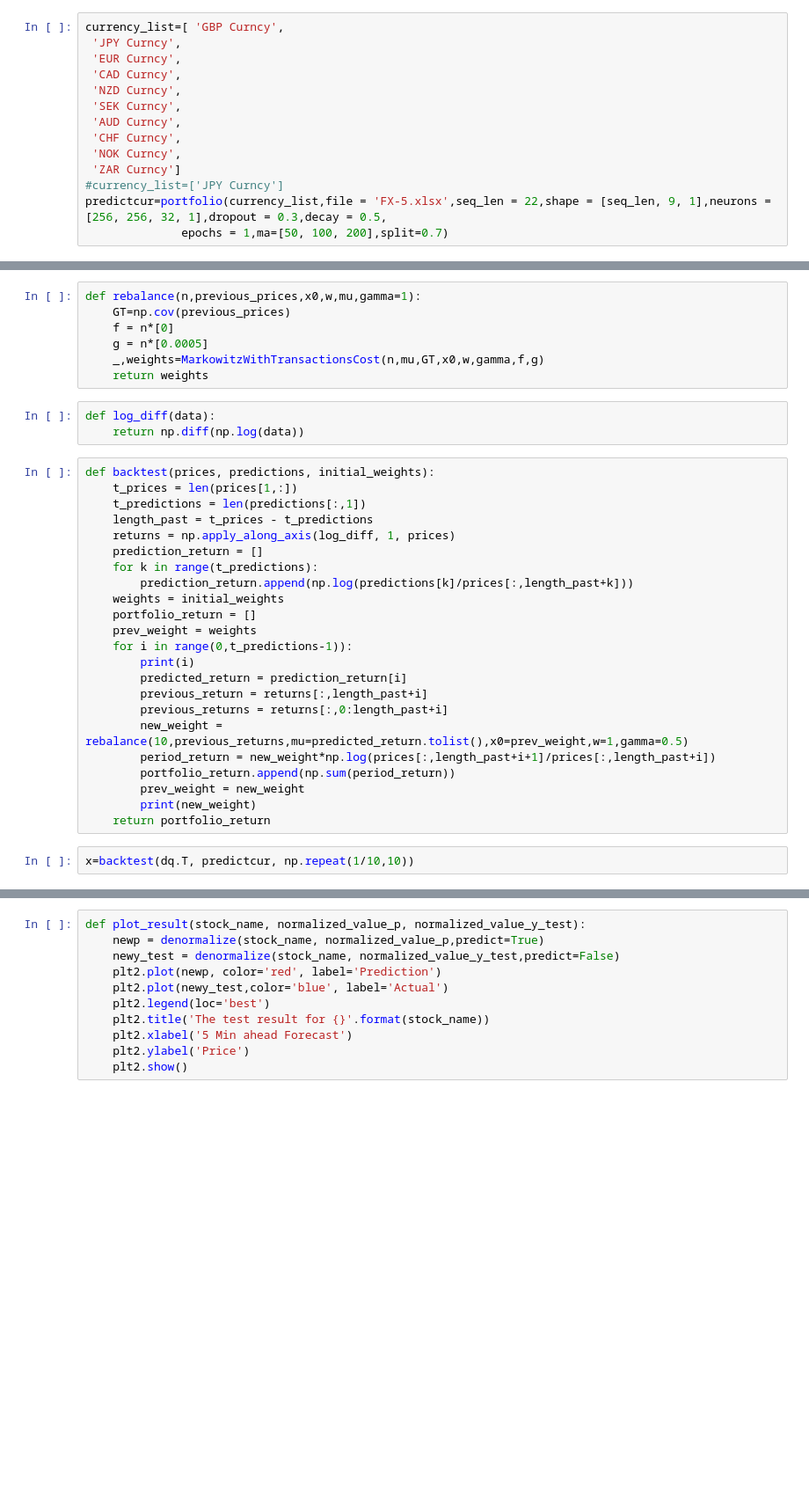
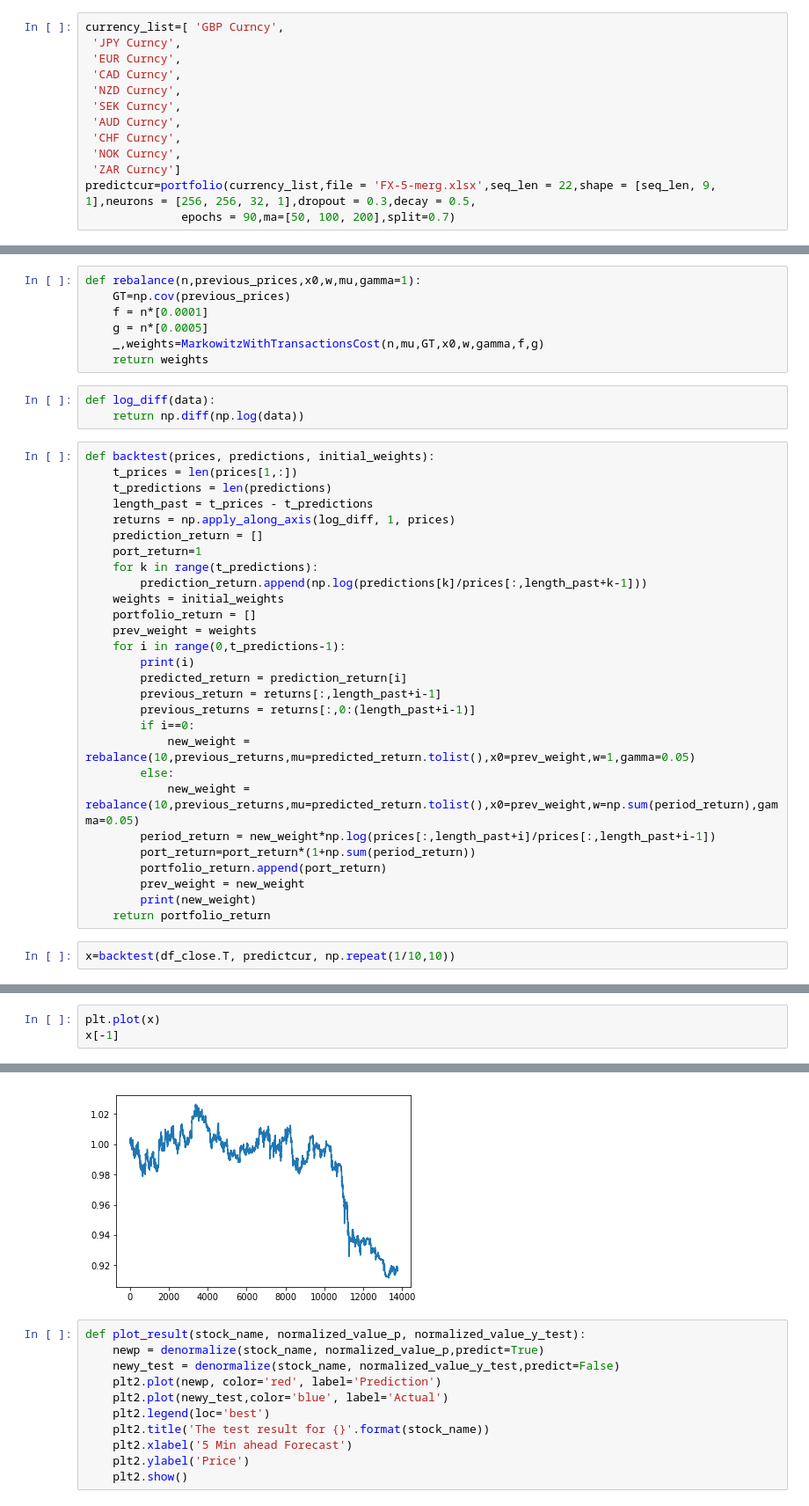
Before and after one commit to ucfbrd/ML-Quant-Finance, a Jupyter notebook: main.ipynb, the cells around one changed output, grey strips where cells are left out. Shown at 88% size. Cells and saved outputs as stored; diff of their text form; blank space fills up the shorter version.

```diff
--- a/main.ipynb
+++ b/main.ipynb
@@ -351,6 +353,5 @@ currency_list=[ 'GBP Curncy',
  'CHF Curncy',
  'NOK Curncy',
  'ZAR Curncy']
-#currency_list=['JPY Curncy']
-predictcur=portfolio(currency_list,file = 'FX-5.xlsx',seq_len = 22,shape = [seq_len, 9, 1],neurons = [256, 256, 32, 1],dropout = 0.3,decay = 0.5,
-              epochs = 1,ma=[50, 100, 200],split=0.7)
+predictcur=portfolio(currency_list,file = 'FX-5-merg.xlsx',seq_len = 22,shape = [seq_len, 9, 1],neurons = [256, 256, 32, 1],dropout = 0.3,decay = 0.5,
+              epochs = 90,ma=[50, 100, 200],split=0.7)
@@ -359,7 +422,7 @@ predictcur=portfolio(currency_list,file = 'FX-5.xlsx',seq_len = 22,shape = [seq_
 # %%
 def rebalance(n,previous_prices,x0,w,mu,gamma=1):
     GT=np.cov(previous_prices)
-    f = n*[0]
+    f = n*[0.0001]
     g = n*[0.0005]
     _,weights=MarkowitzWithTransactionsCost(n,mu,GT,x0,w,gamma,f,g)
     return weights
@@ -369,25 +432,30 @@ def log_diff(data):
 # %%
 def backtest(prices, predictions, initial_weights):
     t_prices = len(prices[1,:])
-    t_predictions = len(predictions[:,1])
+    t_predictions = len(predictions)
     length_past = t_prices - t_predictions
     returns = np.apply_along_axis(log_diff, 1, prices)
     prediction_return = []
+    port_return=1
     for k in range(t_predictions):
-        prediction_return.append(np.log(predictions[k]/prices[:,length_past+k]))
+        prediction_return.append(np.log(predictions[k]/prices[:,length_past+k-1]))
     weights = initial_weights
     portfolio_return = []
     prev_weight = weights
-    for i in range(0,t_predictions-1)):
+    for i in range(0,t_predictions-1):
         print(i)
         predicted_return = prediction_return[i]
-        previous_return = returns[:,length_past+i]
-        previous_returns = returns[:,0:length_past+i]
-        new_weight = rebalance(10,previous_returns,mu=predicted_return.tolist(),x0=prev_weight,w=1,gamma=0.5)
-        period_return = new_weight*np.log(prices[:,length_past+i+1]/prices[:,length_past+i])
-        portfolio_return.append(np.sum(period_return))
+        previous_return = returns[:,length_past+i-1]
+        previous_returns = returns[:,0:(length_past+i-1)]
+        if i==0:
+            new_weight = rebalance(10,previous_returns,mu=predicted_return.tolist(),x0=prev_weight,w=1,gamma=0.05)
+        else:
+            new_weight = rebalance(10,previous_returns,mu=predicted_return.tolist(),x0=prev_weight,w=np.sum(period_return),gamma=0.05)
+        period_return = new_weight*np.log(prices[:,length_past+i]/prices[:,length_past+i-1])
+        port_return=port_return*(1+np.sum(period_return))
+        portfolio_return.append(port_return)
         prev_weight = new_weight
         print(new_weight)
     return portfolio_return
 # %%
-x=backtest(dq.T, predictcur, np.repeat(1/10,10))
+x=backtest(df_close.T, predictcur, np.repeat(1/10,10))
@@ -393,0 +480,4 @@ x=backtest(dq.T, predictcur, np.repeat(1/10,10))
+# %%
+plt.plot(x)
+x[-1]
+# %% [output]
@@ -394,3 +485,4 @@ x=backtest(dq.T, predictcur, np.repeat(1/10,10))
+[figure, added]
 # %%
 def plot_result(stock_name, normalized_value_p, normalized_value_y_test):
     newp = denormalize(stock_name, normalized_value_p,predict=True)
```
Also changed, not shown: parts of 8 cells of this notebook, 8 other files.
